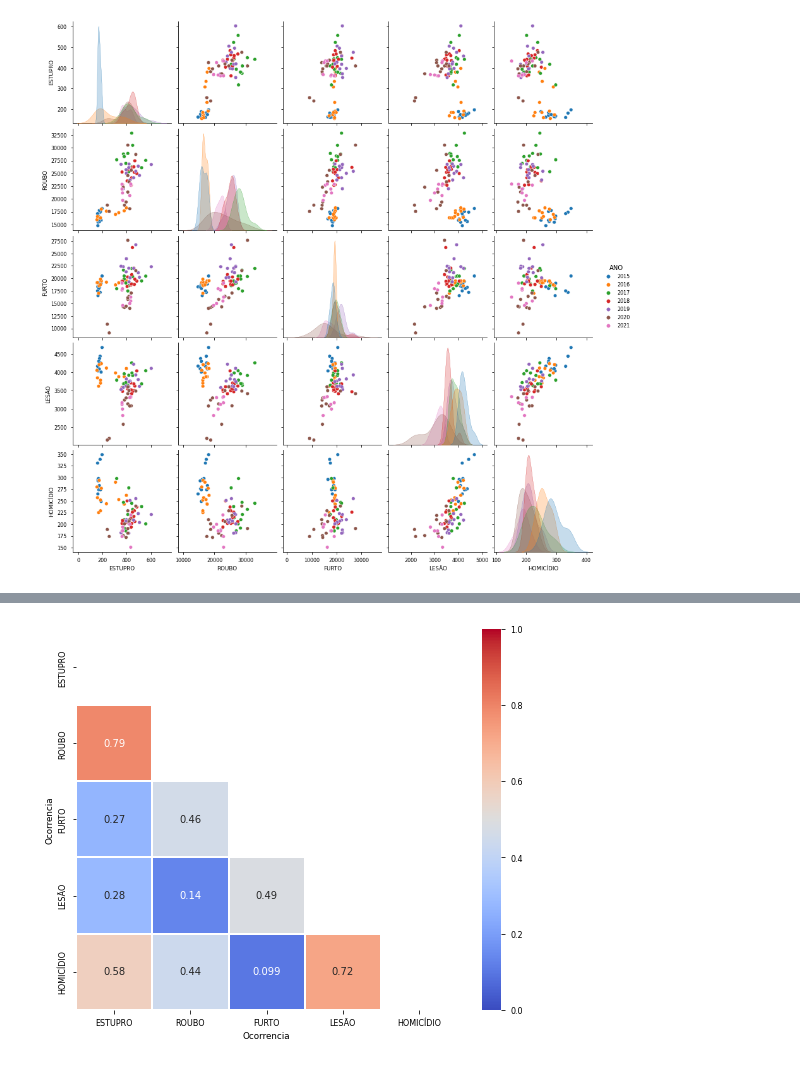
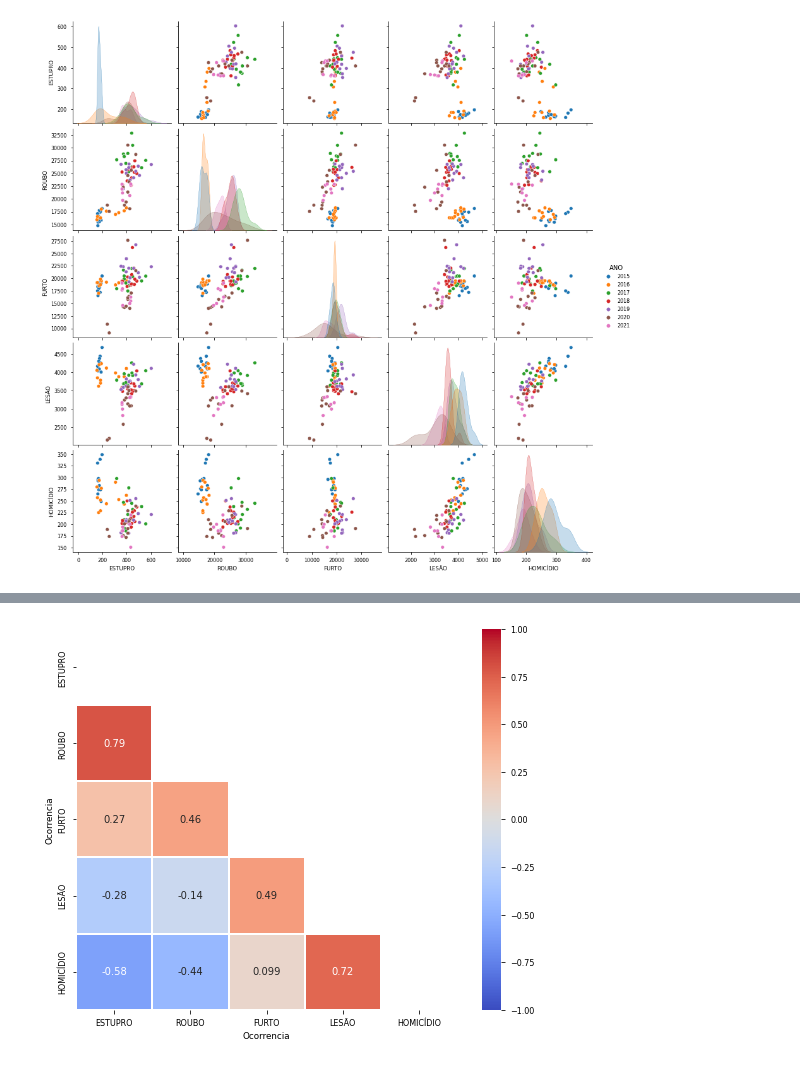
Before and after one commit to Carne-de-Pescoco/regression_course, a Jupyter notebook: notebooks/01-data_understanding-crimes.ipynb, the cells around one changed output, grey strips where cells are left out. Saved outputs shown, nothing was run; the diff lists cells and outputs as text; code cells hidden in the pictures.

```diff
--- a/notebooks/01-data_understanding-crimes.ipynb
+++ b/notebooks/01-data_understanding-crimes.ipynb
@@ -116,19 +117,15 @@ fig.show()
 # %% [output]
 [interactive output not drawn]
 # %%
-corr = abs(df_crime_consolidado.corr())
-# corr = corr.sort_values(by=[x for x in corr.columns], ascending=False)
+# corr = abs(df_crime_consolidado.corr())
+corr = df_crime_consolidado.corr(method='pearson')
 
-# Generate a mask for the upper triangle
 mask = np.triu(np.ones_like(corr, dtype=bool))
 
-# Set up the matplotlib figure
-f, ax = plt.subplots(figsize=(9, 7))
+fig, ax = plt.subplots(figsize=(9, 7))
 
-# Generate a custom diverging colormap
 cmap = sns.color_palette("coolwarm", as_cmap=True)
 
-# Draw the heatmap with the mask and correct aspect ratio
-sns.heatmap(corr, mask=mask, cmap=cmap, square=True, linewidths=.05, vmin=0, vmax=1, annot=True);
+sns.heatmap(corr, mask=mask, cmap=cmap, square=True, linewidths=.05, vmin=-1, vmax=1, annot=True);
 # %% [output]
-[figure, old version]
+[figure, new version]
```
Also changed, not shown: parts of 13 cells of this notebook, 1 other file.
